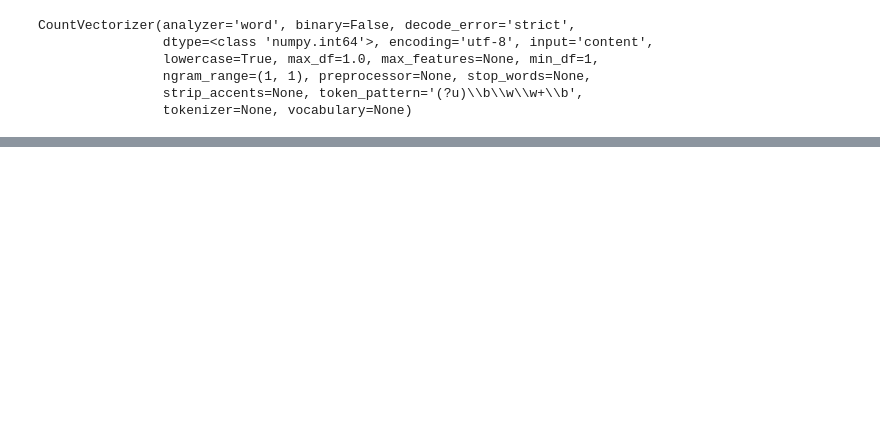
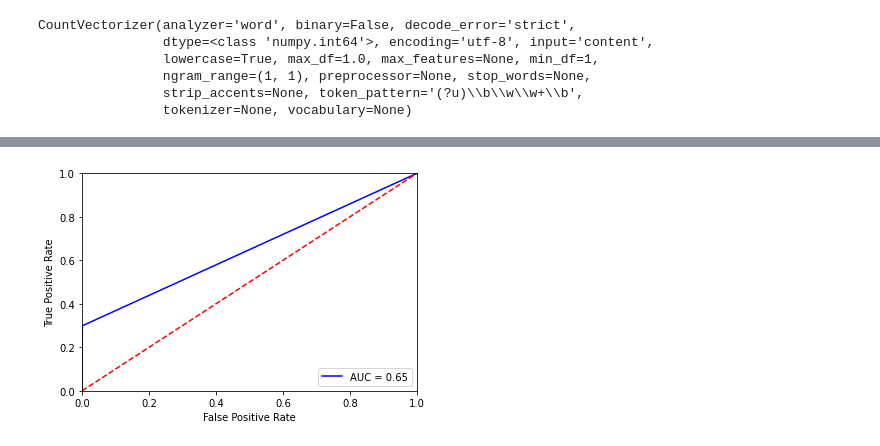
Before and after one commit to i-r-a/toxic, a Jupyter notebook: toxNN.ipynb, the cells around one changed output, grey strips where cells are left out. Drawn from its saved outputs; the diff is of its cells as text; code cells hidden in the pictures; blank space fills up the shorter version.

```diff
--- a/toxNN.ipynb
+++ b/toxNN.ipynb
@@ -93,0 +181,18 @@ print(accuracy)
+# %%
+y = train['severe_toxic']
+x_train, x_test, y_train, y_test = train_test_split(x, y, train_size=0.8, random_state=300)
+vectorizer = CountVectorizer()
+vectorizer.fit(x_train)
+X_train = vectorizer.transform(x_train)
+X_test = vectorizer.transform(x_test)
+# %%
+historyST = model.fit(X_train,y_train,epochs=3 ,verbose=False,validation_data=(X_test,y_test),batch_size=200)
+# %%
+predictions = model.predict(X_train)
+pred = []
+for elem in predictions:
+  pred.append(int(round(elem[0])))
+print(classification_report(y_train,pred))
+print(confusion_matrix(y_train,pred))
+fpr,tpr,thresh = roc_curve(y_train,pred)
+roc_auc = auc(fpr,tpr)
@@ -93,0 +211,11 @@ print(accuracy)
+# %%
+plt.plot(fpr, tpr, 'b', label = 'AUC = %0.2f' % roc_auc)
+plt.legend(loc = 'lower right')
+plt.plot([0, 1], [0, 1],'r--')
+plt.xlim([0, 1])
+plt.ylim([0, 1])
+plt.ylabel('True Positive Rate')
+plt.xlabel('False Positive Rate')
+plt.show()
+# %% [output]
+[figure, added]
```
Also changed, not shown: parts of 53 cells of this notebook.
